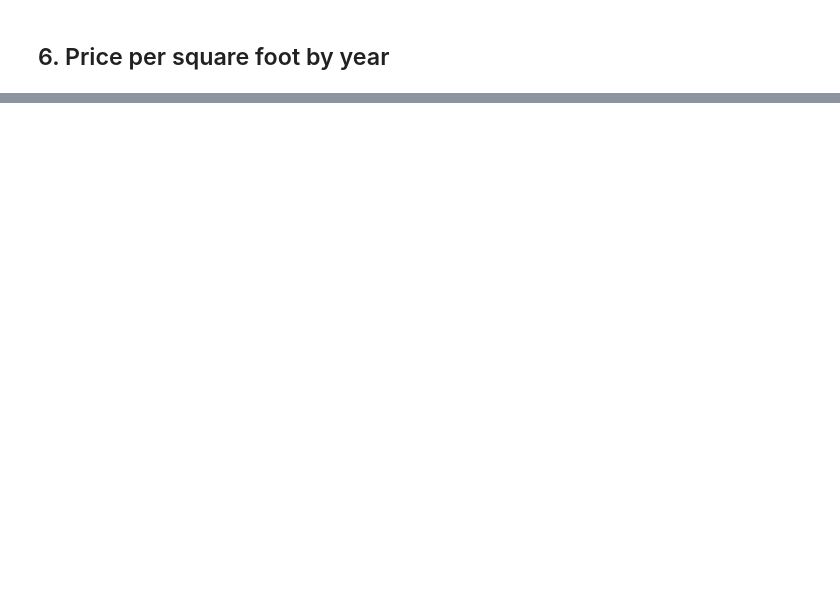
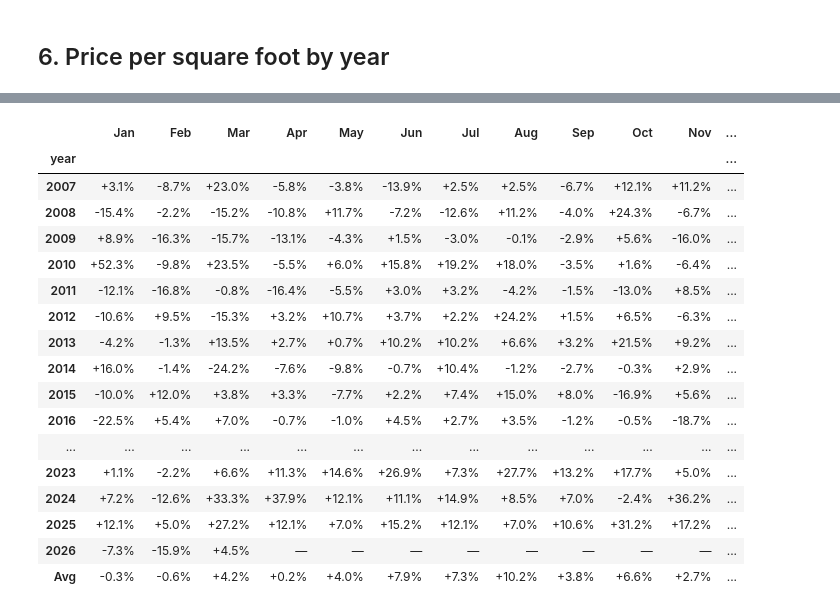
Before and after one commit to puzeyang/mls-analysis, a Jupyter notebook: notebooks/sales_trends.ipynb, the cells around one changed output, grey strips where cells are left out. Drawn from its saved outputs; the diff is of its cells as text; code cells hidden in the pictures; blank space fills up the shorter version.

```diff
--- a/notebooks/sales_trends.ipynb
+++ b/notebooks/sales_trends.ipynb
@@ -120,0 +202,18 @@ plt.show()
+# %%
+MONTHS = ["Jan", "Feb", "Mar", "Apr", "May", "Jun",
+          "Jul", "Aug", "Sep", "Oct", "Nov", "Dec"]
+season = seg.assign(month=seg["sale_date"].dt.month).groupby("month").agg(
+    sales=("price", "size"),
+    median_price=("price", "median"),
+    median_ppsf=("ppsf", "median"),
+).round(0)
+season.index = [MONTHS[m - 1] for m in season.index]
+
+fig, ax = plt.subplots()
+ax.bar(season.index, season["sales"], color="indianred")
+ax.set_title(f"Seasonality — total sales by calendar month — {label}")
+ax.set_ylabel("sales (all years)")
+ax.grid(alpha=0.3, axis="y")
+plt.show()
+
+season
@@ -120,0 +283,42 @@ plt.show()
+# %%
+# Basis = prior calendar year's median. Use class/beds filters but ignore the
+# year range. Last 20 years only — earlier years have too few sales/month, so
+# their monthly medians swing wildly and would distort the table & Avg.
+base = apply_filters(clean, property_class=FILTERS["property_class"], beds=FILTERS["beds"])
+base = base.assign(month=base["sale_date"].dt.month)
+
+yearly_med = base.groupby("year")["price"].median()
+mm = base.groupby(["year", "month"])["price"].median().rename("median").reset_index()
+mm["pct"] = (mm["median"] / mm["year"].sub(1).map(yearly_med) - 1) * 100
+
+last20 = sorted(base["year"].dropna().unique())[-20:]
+pct_table = (mm[mm["year"].isin(last20)]
+             .pivot(index="year", columns="month", values="pct")
+             .reindex(columns=range(1, 13)))
+pct_table.columns = MONTHS
+pct_table.index = pct_table.index.astype(int)
+
+# append a column-average row (mean of each month down the years, skipping NaNs)
+pct_table.loc["Avg"] = pct_table.mean(axis=0)
+
+pct_table.style.format("{:+.1f}%", na_rep="—").background_gradient(
+    cmap="RdYlGn", axis=None, vmin=-20, vmax=20)
+# %% [output]
+|  | Jan | Feb | Mar | Apr | May | Jun | Jul | Aug | Sep | Oct | Nov | ... |
+| year |  |  |  |  |  |  |  |  |  |  |  | ... |
+| 2007 | +3.1% | -8.7% | +23.0% | -5.8% | -3.8% | -13.9% | +2.5% | +2.5% | -6.7% | +12.1% | +11.2% | ... |
+| 2008 | -15.4% | -2.2% | -15.2% | -10.8% | +11.7% | -7.2% | -12.6% | +11.2% | -4.0% | +24.3% | -6.7% | ... |
+| 2009 | +8.9% | -16.3% | -15.7% | -13.1% | -4.3% | +1.5% | -3.0% | -0.1% | -2.9% | +5.6% | -16.0% | ... |
+| 2010 | +52.3% | -9.8% | +23.5% | -5.5% | +6.0% | +15.8% | +19.2% | +18.0% | -3.5% | +1.6% | -6.4% | ... |
+| 2011 | -12.1% | -16.8% | -0.8% | -16.4% | -5.5% | +3.0% | +3.2% | -4.2% | -1.5% | -13.0% | +8.5% | ... |
+| 2012 | -10.6% | +9.5% | -15.3% | +3.2% | +10.7% | +3.7% | +2.2% | +24.2% | +1.5% | +6.5% | -6.3% | ... |
+| 2013 | -4.2% | -1.3% | +13.5% | +2.7% | +0.7% | +10.2% | +10.2% | +6.6% | +3.2% | +21.5% | +9.2% | ... |
+| 2014 | +16.0% | -1.4% | -24.2% | -7.6% | -9.8% | -0.7% | +10.4% | -1.2% | -2.7% | -0.3% | +2.9% | ... |
+| 2015 | -10.0% | +12.0% | +3.8% | +3.3% | -7.7% | +2.2% | +7.4% | +15.0% | +8.0% | -16.9% | +5.6% | ... |
+| 2016 | -22.5% | +5.4% | +7.0% | -0.7% | -1.0% | +4.5% | +2.7% | +3.5% | -1.2% | -0.5% | -18.7% | ... |
+| ... | ... | ... | ... | ... | ... | ... | ... | ... | ... | ... | ... | ... |
+| 2023 | +1.1% | -2.2% | +6.6% | +11.3% | +14.6% | +26.9% | +7.3% | +27.7% | +13.2% | +17.7% | +5.0% | ... |
+| 2024 | +7.2% | -12.6% | +33.3% | +37.9% | +12.1% | +11.1% | +14.9% | +8.5% | +7.0% | -2.4% | +36.2% | ... |
+| 2025 | +12.1% | +5.0% | +27.2% | +12.1% | +7.0% | +15.2% | +12.1% | +7.0% | +10.6% | +31.2% | +17.2% | ... |
+| 2026 | -7.3% | -15.9% | +4.5% | — | — | — | — | — | — | — | — | ... |
+| Avg | -0.3% | -0.6% | +4.2% | +0.2% | +4.0% | +7.9% | +7.3% | +10.2% | +3.8% | +6.6% | +2.7% | ... |
```
Also changed, not shown: parts of 17 cells of this notebook, 1 other file.
